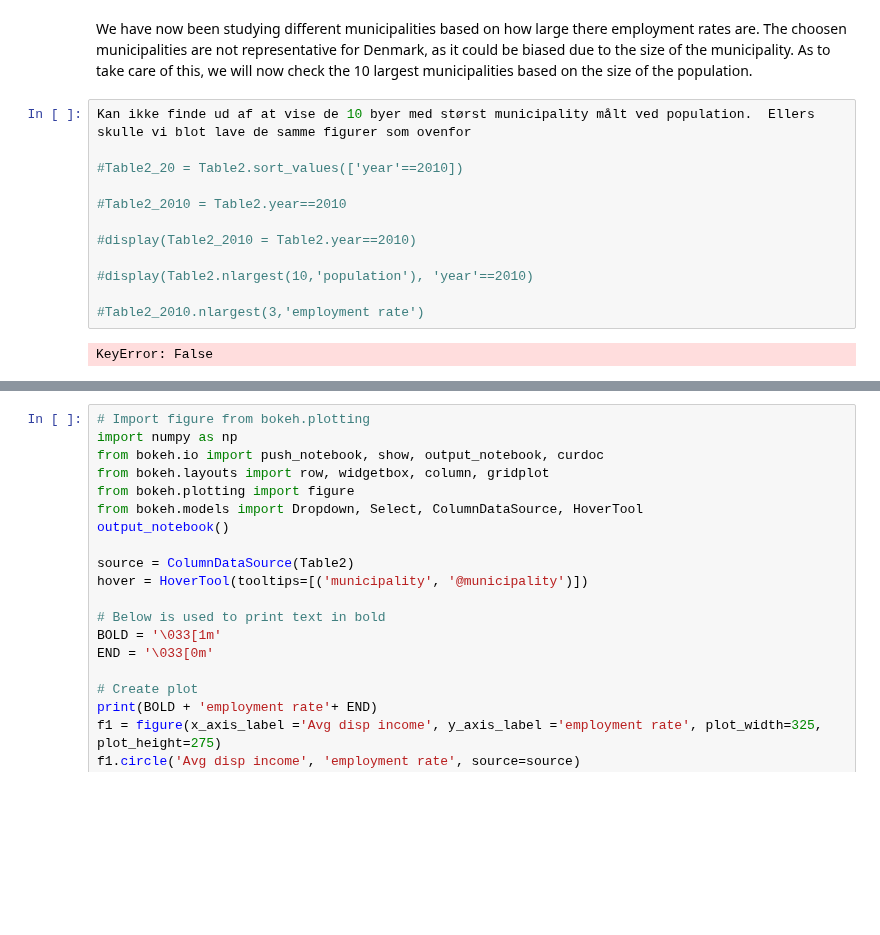
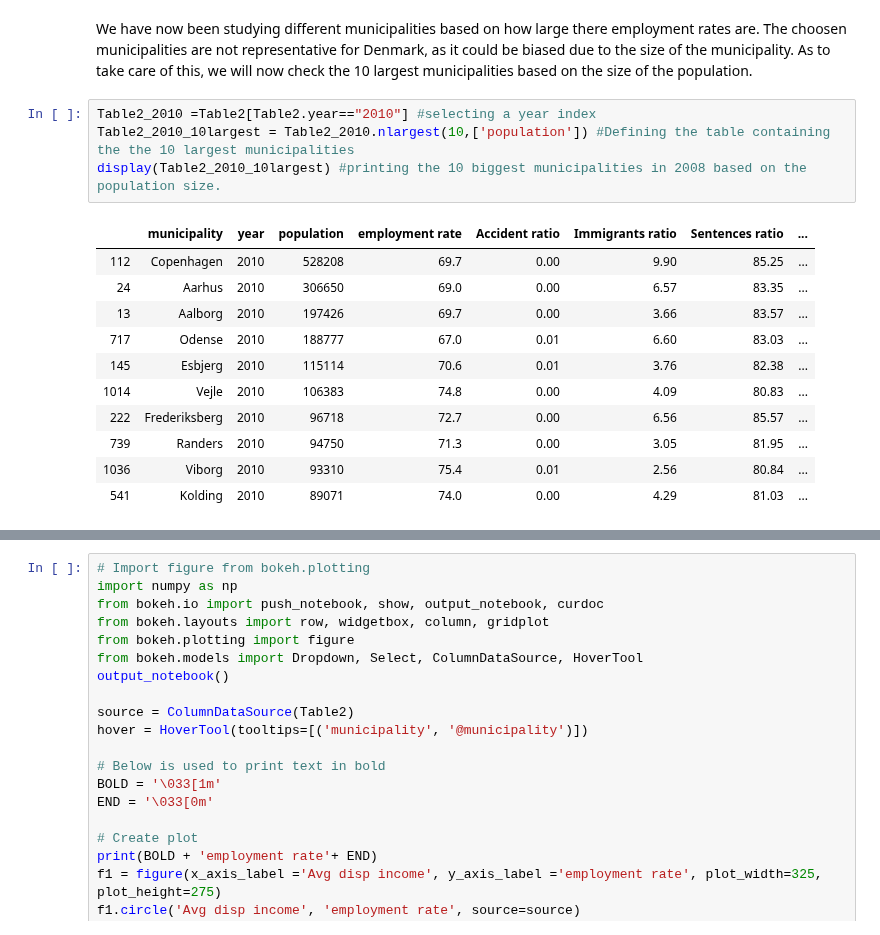
Before and after one commit to Rapyki/projects-2020-slangerne, a Jupyter notebook: dataproject/dataprojecthen.ipynb, the cells around one changed output, grey strips where cells are left out. Saved outputs shown, nothing was run; the diff lists cells and outputs as text; blank space fills up the shorter version.

```diff
--- a/dataproject/dataprojecthen.ipynb
+++ b/dataproject/dataprojecthen.ipynb
@@ -487,17 +487,19 @@ The sentences ratio in Greve is does not seem to follow the same trend as for He
 # Taking care of bias - nok ikke den bedste overskrift.
 # %% [markdown]
 We have now been studying different municipalities based on how large there employment rates are. The choosen municipalities are not representative for Denmark, as it could be biased due to the size of the municipality. As to take care of this, we will now check the 10 largest municipalities based on the size of the population.
-# %%
-Kan ikke finde ud af at vise de 10 byer med størst municipality målt ved population.  Ellers skulle vi blot lave de samme figurer som ovenfor
-
-#Table2_20 = Table2.sort_values(['year'==2010])
-
-#Table2_2010 = Table2.year==2010
-
-#display(Table2_2010 = Table2.year==2010)
-
-#display(Table2.nlargest(10,'population'), 'year'==2010)
-
-#Table2_2010.nlargest(3,'employment rate')
-# %% [output]
-KeyError: False
+# %%
+Table2_2010 =Table2[Table2.year=="2010"] #selecting a year index
+Table2_2010_10largest = Table2_2010.nlargest(10,['population']) #Defining the table containing the the 10 largest municipalities
+display(Table2_2010_10largest) #printing the 10 biggest municipalities in 2008 based on the population size.
+# %% [output]
+|  | municipality | year | population | employment rate | Accident ratio | Immigrants ratio | Sentences ratio | ... |
+| 112 | Copenhagen | 2010 | 528208 | 69.7 | 0.00 | 9.90 | 85.25 | ... |
+| 24 | Aarhus | 2010 | 306650 | 69.0 | 0.00 | 6.57 | 83.35 | ... |
+| 13 | Aalborg | 2010 | 197426 | 69.7 | 0.00 | 3.66 | 83.57 | ... |
+| 717 | Odense | 2010 | 188777 | 67.0 | 0.01 | 6.60 | 83.03 | ... |
+| 145 | Esbjerg | 2010 | 115114 | 70.6 | 0.01 | 3.76 | 82.38 | ... |
+| 1014 | Vejle | 2010 | 106383 | 74.8 | 0.00 | 4.09 | 80.83 | ... |
+| 222 | Frederiksberg | 2010 | 96718 | 72.7 | 0.00 | 6.56 | 85.57 | ... |
+| 739 | Randers | 2010 | 94750 | 71.3 | 0.00 | 3.05 | 81.95 | ... |
+| 1036 | Viborg | 2010 | 93310 | 75.4 | 0.01 | 2.56 | 80.84 | ... |
+| 541 | Kolding | 2010 | 89071 | 74.0 | 0.00 | 4.29 | 81.03 | ... |
```
Also changed, not shown: parts of 2 cells of this notebook.
